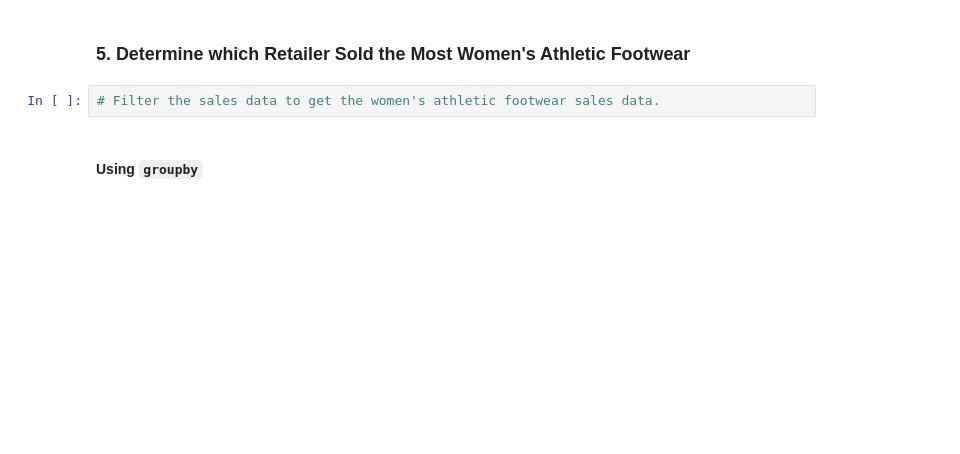
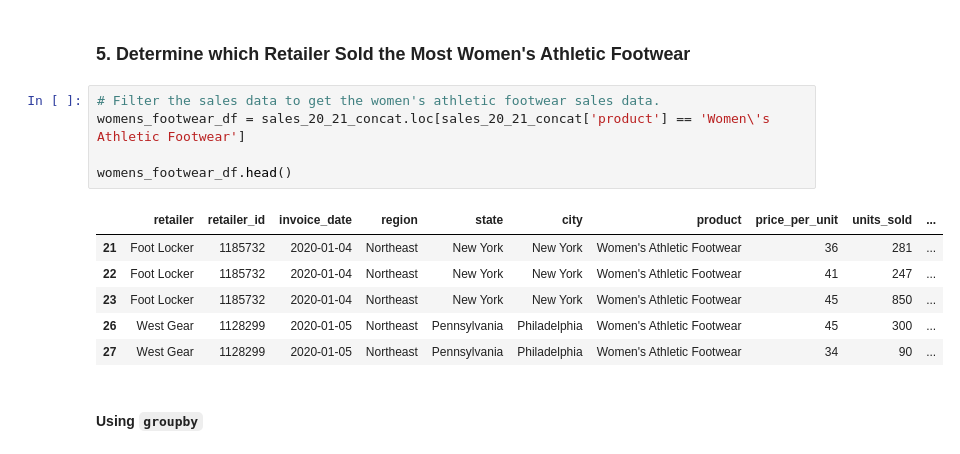
Before and after one commit to mmccanse/athletic_sales_analysis, a Jupyter notebook: athletic_sales_analysis_starter_code.ipynb, the cells around one changed output. Cells and saved outputs as stored; diff of their text form; blank space fills up the shorter version.

```diff
--- a/athletic_sales_analysis_starter_code.ipynb
+++ b/athletic_sales_analysis_starter_code.ipynb
@@ -255,6 +348,16 @@ dtype: object
 ### 5. Determine which Retailer Sold the Most Women's Athletic Footwear
 # %%
 # Filter the sales data to get the women's athletic footwear sales data.
+womens_footwear_df = sales_20_21_concat.loc[sales_20_21_concat['product'] == 'Women\'s Athletic Footwear']
+
+womens_footwear_df.head()
+# %% [output]
+|  | retailer | retailer_id | invoice_date | region | state | city | product | price_per_unit | units_sold | ... |
+| 21 | Foot Locker | 1185732 | 2020-01-04 | Northeast | New York | New York | Women's Athletic Footwear | 36 | 281 | ... |
+| 22 | Foot Locker | 1185732 | 2020-01-04 | Northeast | New York | New York | Women's Athletic Footwear | 41 | 247 | ... |
+| 23 | Foot Locker | 1185732 | 2020-01-04 | Northeast | New York | New York | Women's Athletic Footwear | 45 | 850 | ... |
+| 26 | West Gear | 1128299 | 2020-01-05 | Northeast | Pennsylvania | Philadelphia | Women's Athletic Footwear | 45 | 300 | ... |
+| 27 | West Gear | 1128299 | 2020-01-05 | Northeast | Pennsylvania | Philadelphia | Women's Athletic Footwear | 34 | 90 | ... |
 # %% [markdown]
 #### Using `groupby`
 # %%
```
Also changed, not shown: parts of 11 cells of this notebook.
